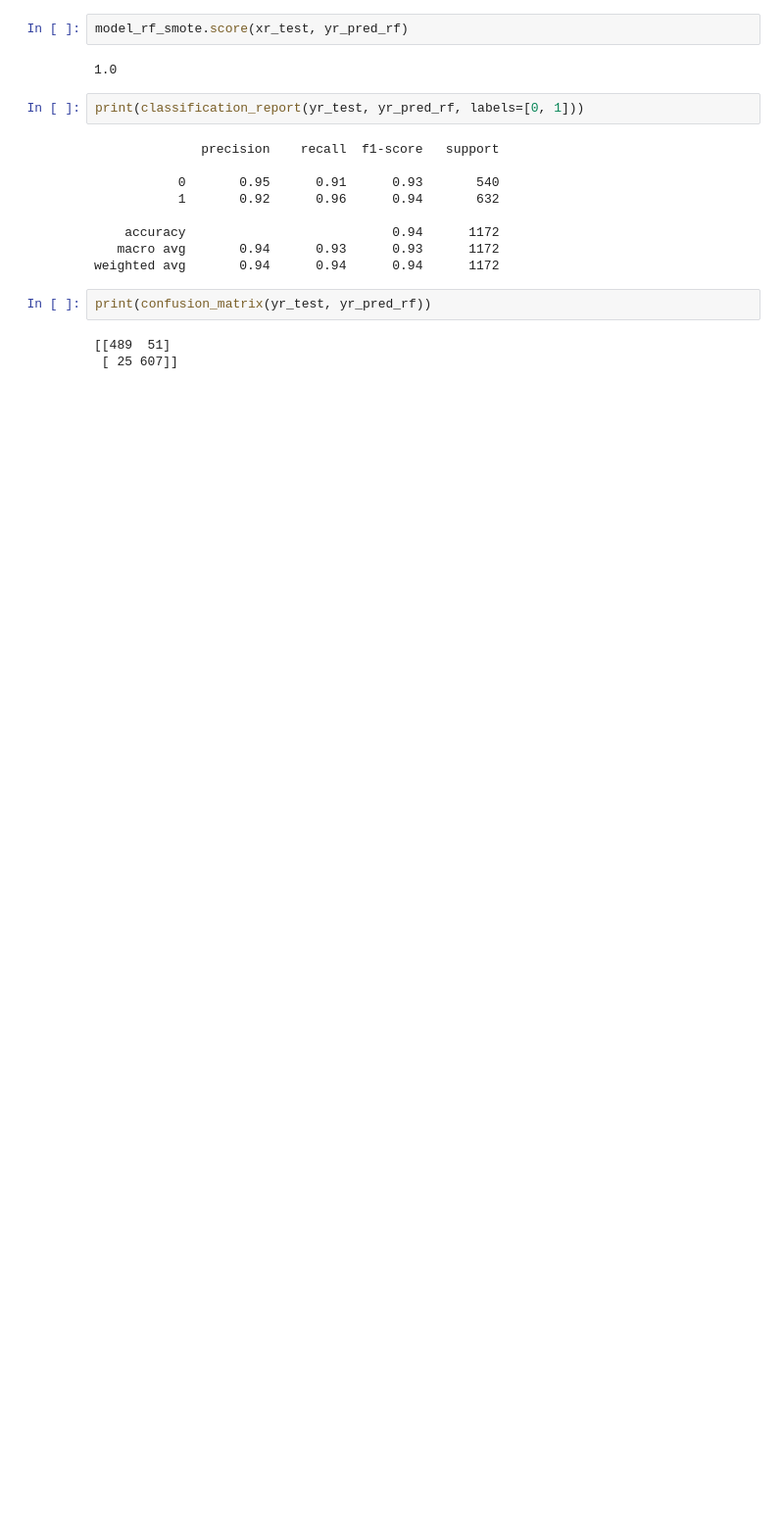
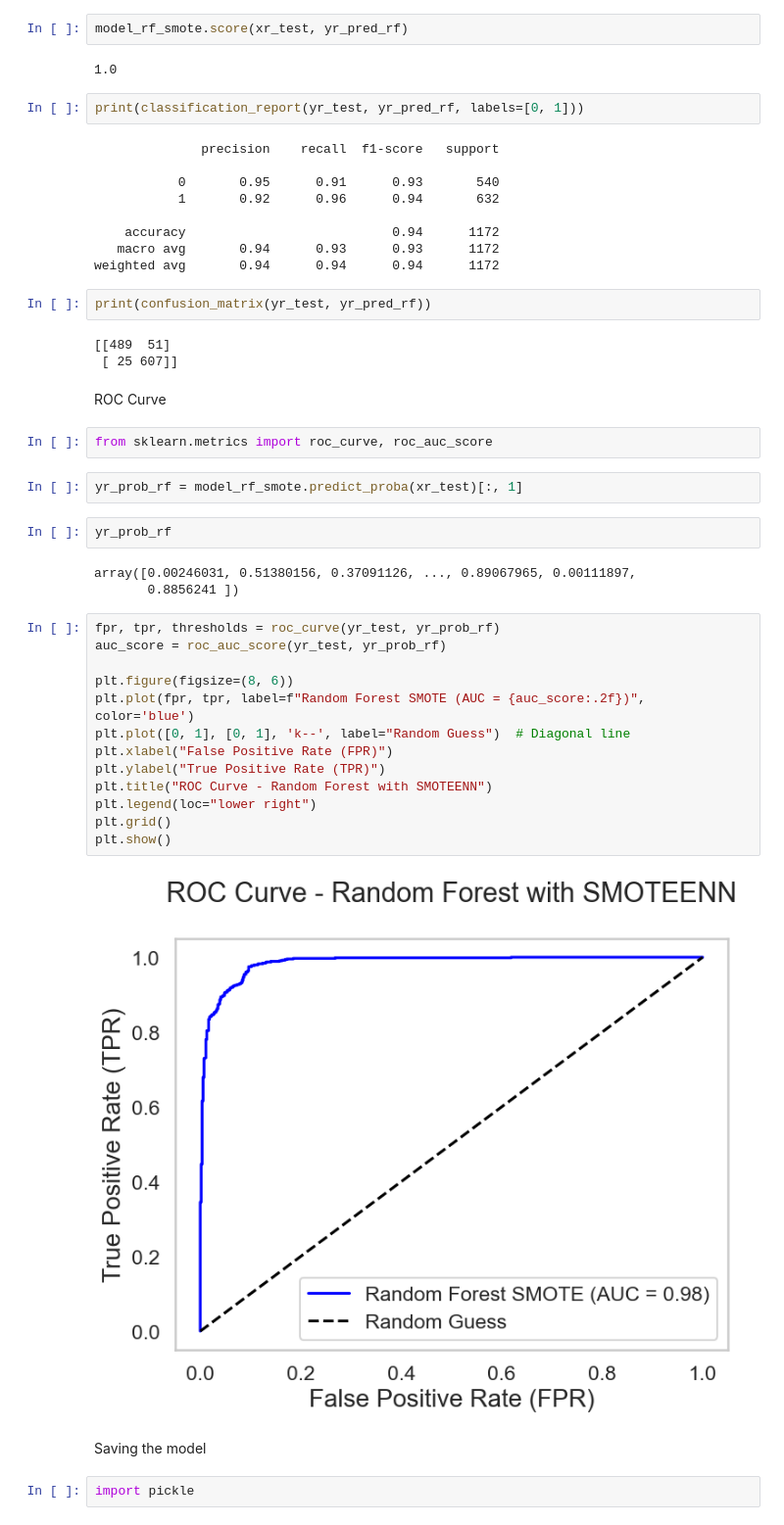
Before and after one commit to aguechfirass100/customer-churn-prediction-telecom, a Jupyter notebook: notebooks/churn_prediction_model.ipynb, the cells around one changed output. Shown: that part at 98% size. Saved outputs shown, nothing was run; the diff lists cells and outputs as text; blank space fills up the shorter version.

Commit message:
Visualizing ROC Curve - RandomForest Classifier

```diff
--- a/notebooks/churn_prediction_model.ipynb
+++ b/notebooks/churn_prediction_model.ipynb
@@ -238,3 +238,33 @@ print(confusion_matrix(yr_test, yr_pred_rf))
 # %% [output]
 [[489  51]
  [ 25 607]]
+# %% [markdown]
+ROC Curve
+# %%
+from sklearn.metrics import roc_curve, roc_auc_score
+# %%
+yr_prob_rf = model_rf_smote.predict_proba(xr_test)[:, 1]
+# %%
+yr_prob_rf
+# %% [output]
+array([0.00246031, 0.51380156, 0.37091126, ..., 0.89067965, 0.00111897,
+       0.8856241 ])
+# %%
+fpr, tpr, thresholds = roc_curve(yr_test, yr_prob_rf)
+auc_score = roc_auc_score(yr_test, yr_prob_rf)
+
+plt.figure(figsize=(8, 6))
+plt.plot(fpr, tpr, label=f"Random Forest SMOTE (AUC = {auc_score:.2f})", color='blue')
+plt.plot([0, 1], [0, 1], 'k--', label="Random Guess")  # Diagonal line
+plt.xlabel("False Positive Rate (FPR)")
+plt.ylabel("True Positive Rate (TPR)")
+plt.title("ROC Curve - Random Forest with SMOTEENN")
+plt.legend(loc="lower right")
+plt.grid()
+plt.show()
+# %% [output]
+[figure, added]
+# %% [markdown]
+Saving the model
+# %%
+import pickle
```
Also changed, not shown: parts of 5 cells of this notebook, 2 other files.
